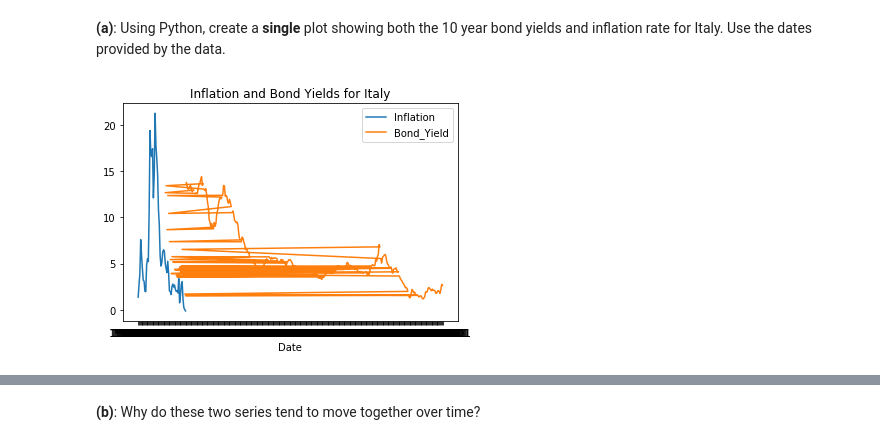
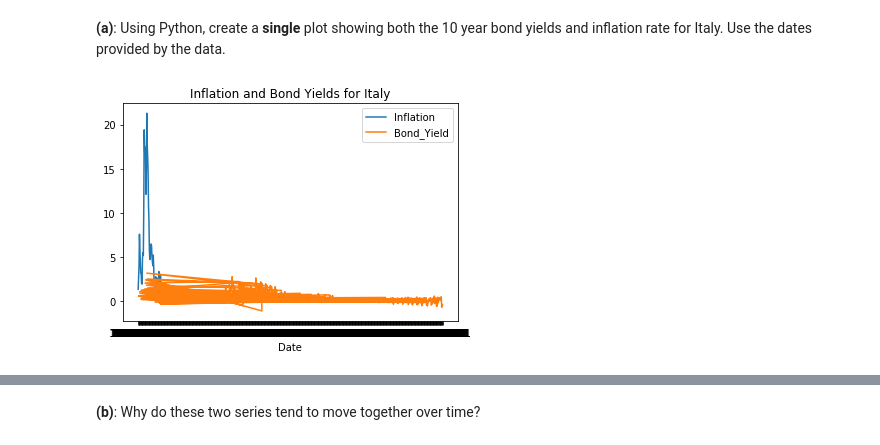
Before and after one commit to dylanjm/econ_381_development, a Jupyter notebook: solution_versions/chapter_08_solutions.ipynb, the cells around one changed output, grey strips where cells are left out. Drawn from its saved outputs; the diff is of its cells as text; code cells hidden in the pictures.

Commit message:
Fixing graph solution for chapter 8

```diff
--- a/solution_versions/chapter_08_solutions.ipynb
+++ b/solution_versions/chapter_08_solutions.ipynb
@@ -139,19 +152,19 @@ __(a)__: Using Python, create a __single__ plot showing both the 10 year bond yi
 # %%
 # Import data
 inflation_url = "https://raw.githubusercontent.com/dylanjm/econ_381_development/master/data/ch08_italy_inflation.csv"
 inflation = pd.read_csv(inflation_url,header=0, names=['Date', 'Inflation'])
 
-bond_url = "https://raw.githubusercontent.com/dylanjm/econ_381_development/master/data/ch08_italy_bond.csv"
+bond_url = "https://raw.githubusercontent.com/dylanjm/econ_381_development/master/data/Italian_Bonds_Monthly.csv"
 bond = pd.read_csv(bond_url,header=0, names=['Date', 'Bond_Yield'])
 
 fig, ax = plt.subplots()
 
 ax.plot(inflation.Date, inflation.Inflation)
 ax.plot(bond.Date, bond.Bond_Yield)
 ax.set(xlabel='Date', title='Inflation and Bond Yields for Italy')
 
 
 plt.legend()
 plt.show()
 # %% [output]
-[figure, old version]
+[figure, new version]
```
Also changed, not shown: parts of 3 cells of this notebook.
